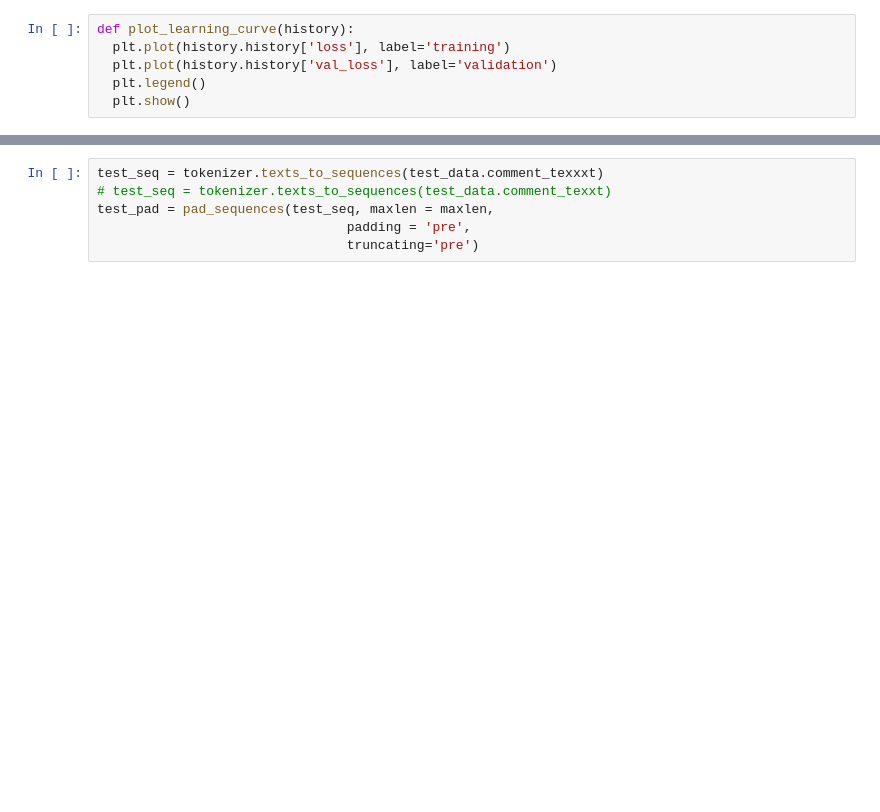
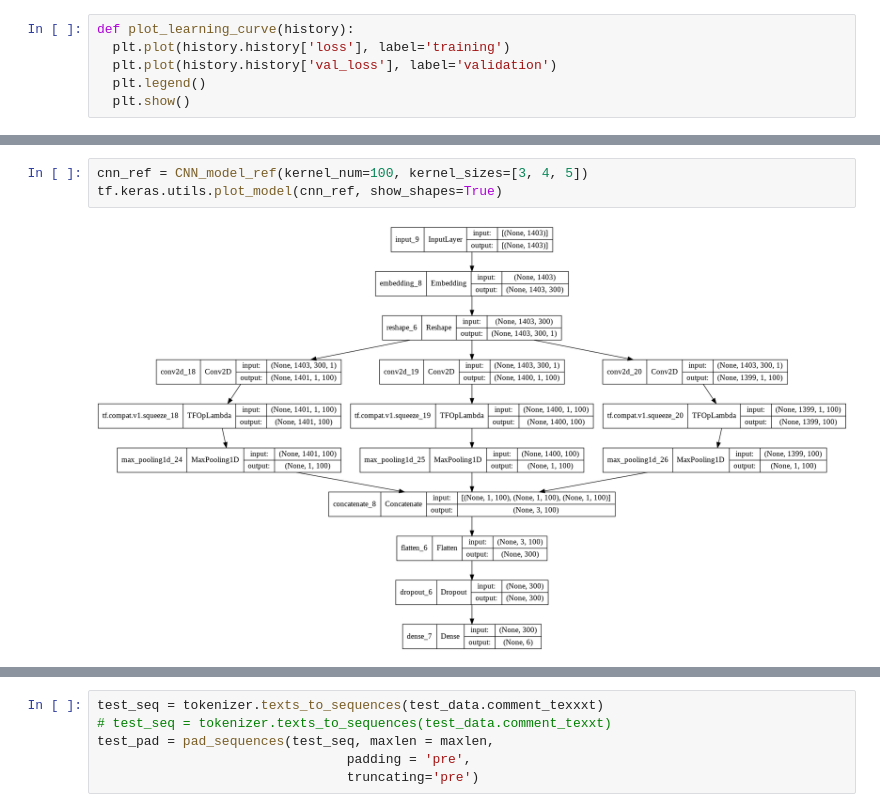
Before and after one commit to levi3001/cs470_term_project_toxic_classification, a Jupyter notebook: CNN_Toxic_Comment_Classification.ipynb, the cells around one changed output, grey strips where cells are left out. Cells and saved outputs as stored; diff of their text form; blank space fills up the shorter version.

Commit message:
Update CNN model with correct approach

```diff
--- a/CNN_Toxic_Comment_Classification.ipynb
+++ b/CNN_Toxic_Comment_Classification.ipynb
@@ -363,0 +340,5 @@ ________________________________________________________________________________
+# %%
+cnn_ref = CNN_model_ref(kernel_num=100, kernel_sizes=[3, 4, 5])
+tf.keras.utils.plot_model(cnn_ref, show_shapes=True)
+# %% [output]
+[figure, added]
```
Also changed, not shown: parts of 13 cells of this notebook.
